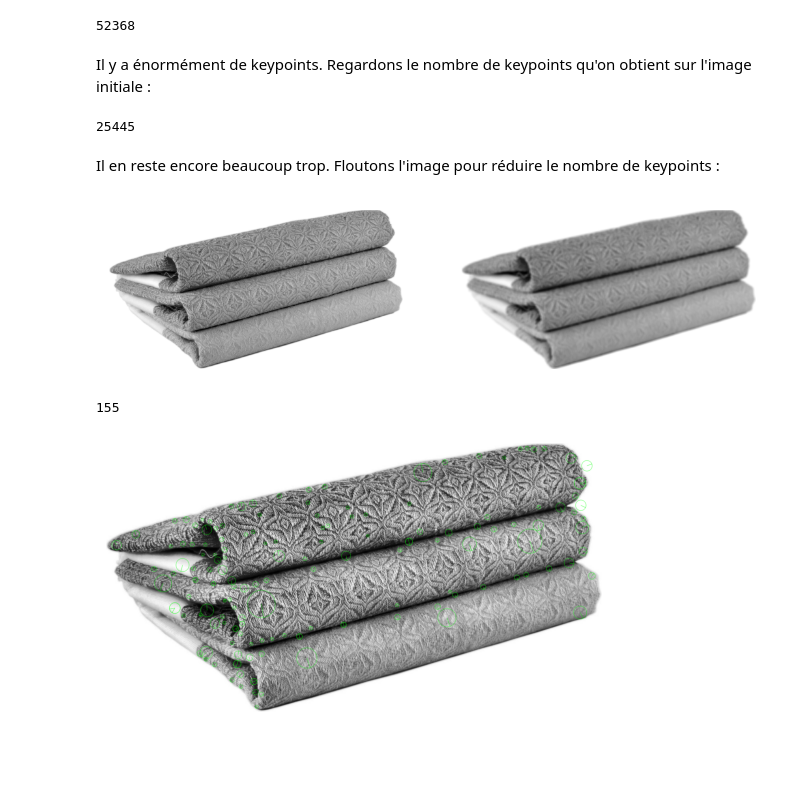
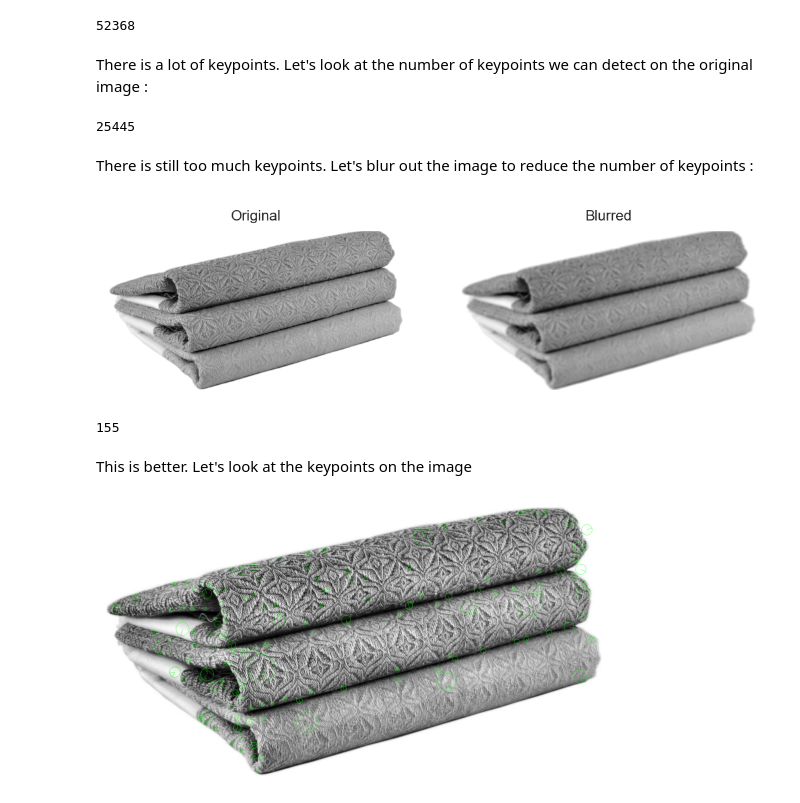
Before and after one commit to gabriel1628/Item-Classification, a Jupyter notebook: image-clustering-and-classification.ipynb, the cells around one changed output. Drawn from its saved outputs; the diff is of its cells as text; code cells hidden in the pictures; blank space fills up the shorter version.

Commit message:
translate `image-clustering-and-classification`

```diff
--- a/image-clustering-and-classification.ipynb
+++ b/image-clustering-and-classification.ipynb
@@ -132,25 +135,27 @@ kp = sift.detect(cl_image, None)
 len(kp)
 # %% [output]
 52368
-# %% [markdown]
-Il y a énormément de keypoints. Regardons le nombre de keypoints qu'on obtient sur l'image initiale :
+# %% [markdown]
+There is a lot of keypoints. Let's look at the number of keypoints we can detect on the original image :
 # %%
 # Detect keypoint features with SIFT
 kp = sift.detect(gray, None)
 len(kp)
 # %% [output]
 25445
-# %% [markdown]
-Il en reste encore beaucoup trop. Floutons l'image pour réduire le nombre de keypoints :
+# %% [markdown]
+There is still too much keypoints. Let's blur out the image to reduce the number of keypoints :
 # %%
 kernel = (20, 20)
-blured = cv2.blur(gray, kernel)
+blurred = cv2.blur(gray, kernel)
 plt.figure(dpi=200)
-plt.subplot(121)
+ax = plt.subplot(121)
+ax.set_title("Original", size=8)
 imshow(gray)
-plt.subplot(122)
-imshow(blured)
+ax = plt.subplot(122)
+ax.set_title("Blurred", size=8)
+imshow(blurred)
 # %% [output]
-[figure, old version]
+[figure, new version]
 # %%
 sift = cv2.SIFT_create()
@@ -158,4 +163,6 @@ kp = sift.detect(blured, None)
 len(kp)
 # %% [output]
 155
+# %% [markdown]
+This is better. Let's look at the keypoints on the image
 # %%
```
Also changed, not shown: parts of 83 cells of this notebook.
